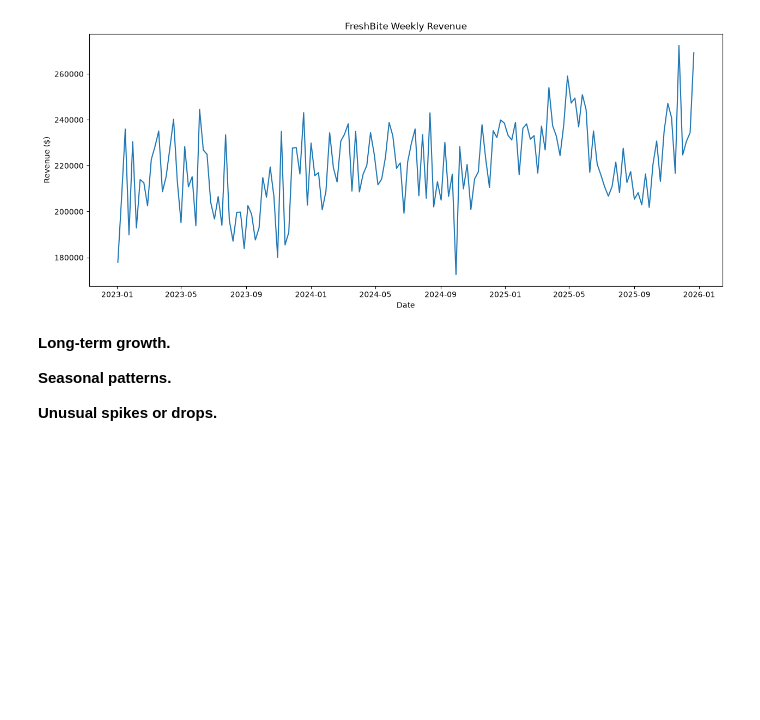
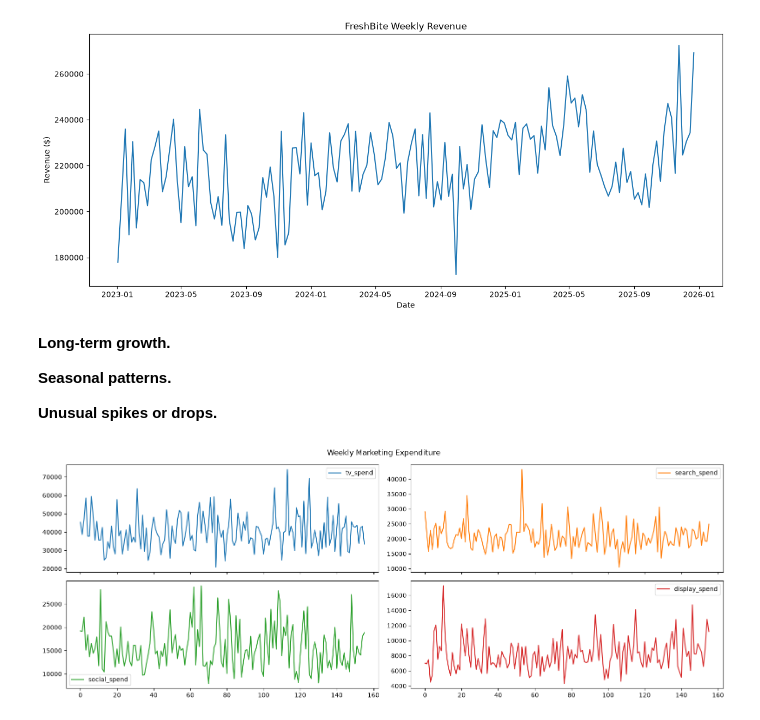
Before and after one commit to brianbamboo/bayesian-mmm, a Jupyter notebook: 01_data_generation_and_eda.ipynb, the cells around one changed output. Drawn from its saved outputs; the diff is of its cells as text; code cells hidden in the pictures; blank space fills up the shorter version.

```diff
--- a/01_data_generation_and_eda.ipynb
+++ b/01_data_generation_and_eda.ipynb
@@ -301,3 +301,10 @@ plt.show()
 **Unusual spikes or drops.**
 # %%
 ### Marketing expenditure
+channels = ["tv_spend", "search_spend", "social_spend", "display_spend"]
+
+df[channels].plot(figsize=(16, 6), subplots=True, layout=(2,2), title="Weekly Marketing Expenditure")
+plt.tight_layout()
+plt.show()
+# %% [output]
+[figure, added]
```
Also changed, not shown: parts of 2 cells of this notebook.
